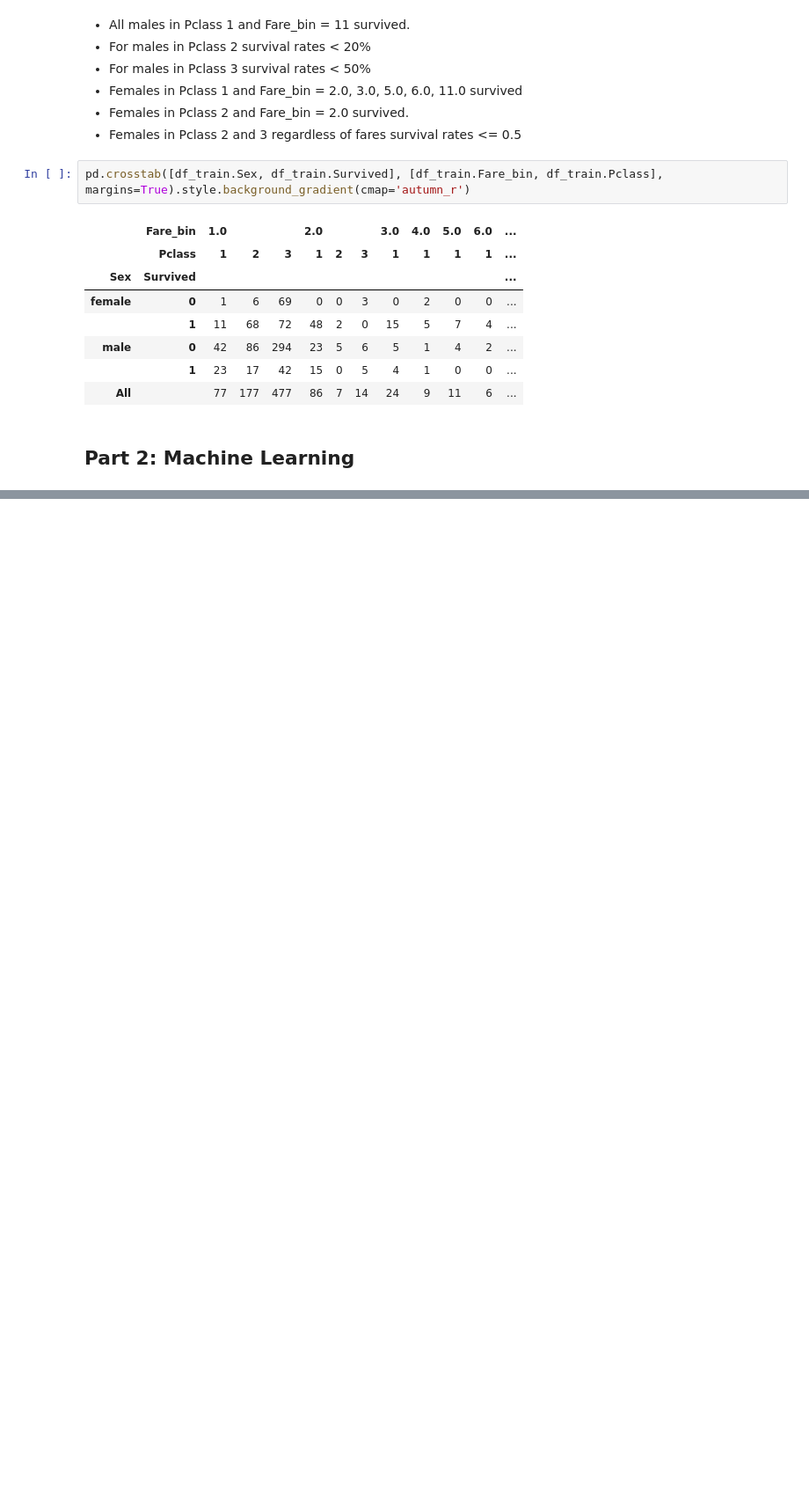
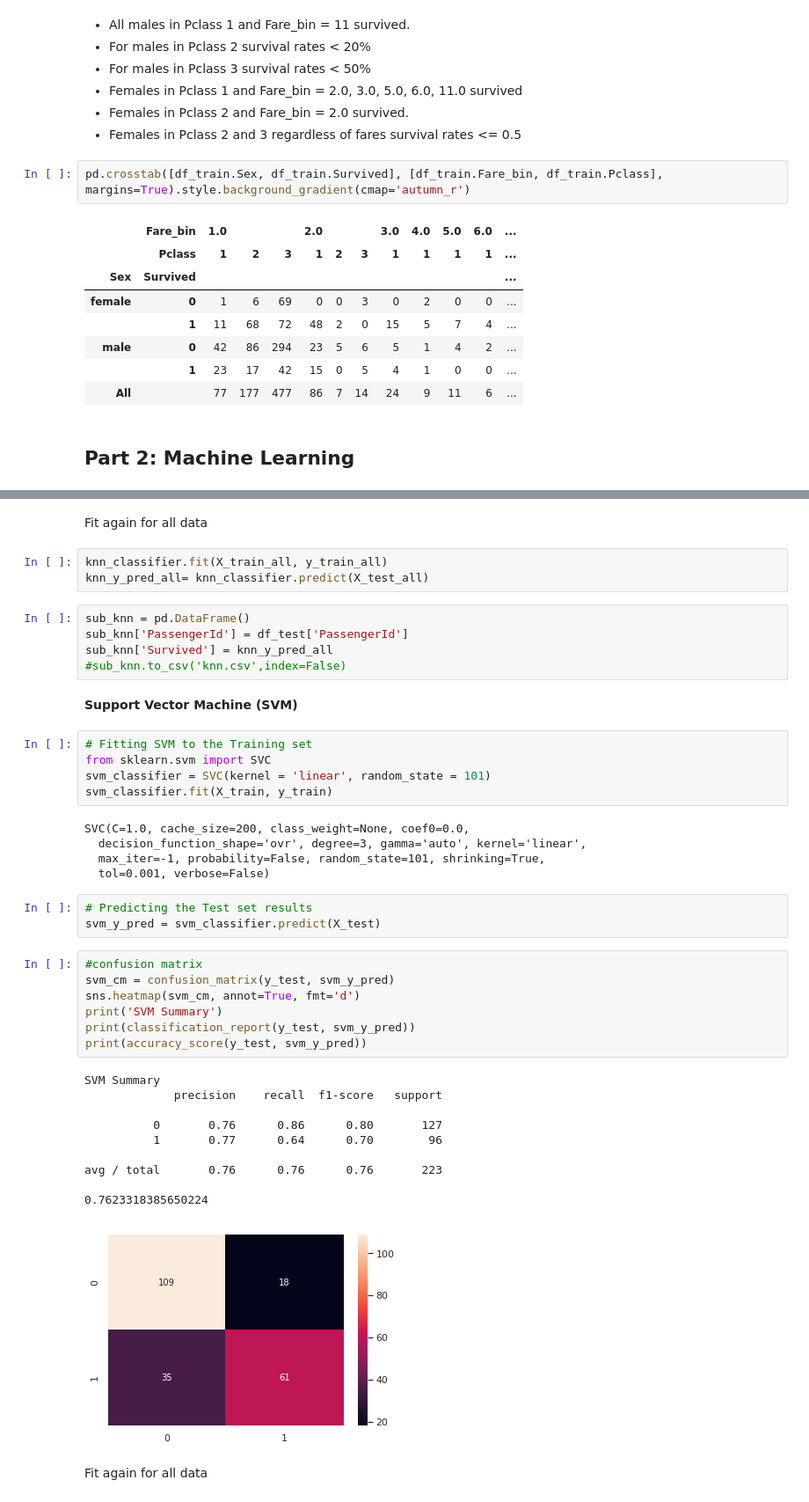
Before and after one commit to nzarko/ml, a Jupyter notebook: Projects/EDA/src/Titanic EDA and ML.ipynb, the cells around one changed output, grey strips where cells are left out. Shown: that part at 88% size. Drawn from its saved outputs; the diff is of its cells as text; blank space fills up the shorter version.

Commit message:
Added Titanic Classification

```diff
--- a/Projects/EDA/src/Titanic EDA and ML.ipynb
+++ b/Projects/EDA/src/Titanic EDA and ML.ipynb
@@ -498,0 +681,45 @@ pd.crosstab([df_train.Sex, df_train.Survived], [df_train.Fare_bin, df_train.Pcla
+# %% [markdown]
+Fit again for all data
+# %%
+knn_classifier.fit(X_train_all, y_train_all)
+knn_y_pred_all= knn_classifier.predict(X_test_all)
+# %%
+sub_knn = pd.DataFrame()
+sub_knn['PassengerId'] = df_test['PassengerId']
+sub_knn['Survived'] = knn_y_pred_all
+#sub_knn.to_csv('knn.csv',index=False)
+# %% [markdown]
+**Support Vector Machine (SVM)**
+# %%
+# Fitting SVM to the Training set
+from sklearn.svm import SVC
+svm_classifier = SVC(kernel = 'linear', random_state = 101)
+svm_classifier.fit(X_train, y_train)
+# %% [output]
+SVC(C=1.0, cache_size=200, class_weight=None, coef0=0.0,
+  decision_function_shape='ovr', degree=3, gamma='auto', kernel='linear',
+  max_iter=-1, probability=False, random_state=101, shrinking=True,
+  tol=0.001, verbose=False)
+# %%
+# Predicting the Test set results
+svm_y_pred = svm_classifier.predict(X_test)
+# %%
+#confusion matrix
+svm_cm = confusion_matrix(y_test, svm_y_pred)
+sns.heatmap(svm_cm, annot=True, fmt='d')
+print('SVM Summary')
+print(classification_report(y_test, svm_y_pred))
+print(accuracy_score(y_test, svm_y_pred))
+# %% [output]
+SVM Summary
+             precision    recall  f1-score   support
+
+          0       0.76      0.86      0.80       127
+          1       0.77      0.64      0.70        96
+
+avg / total       0.76      0.76      0.76       223
+
+0.7623318385650224
+[figure, added]
+# %% [markdown]
+Fit again for all data
```
Also changed, not shown: parts of 81 cells of this notebook, 2 other files.
